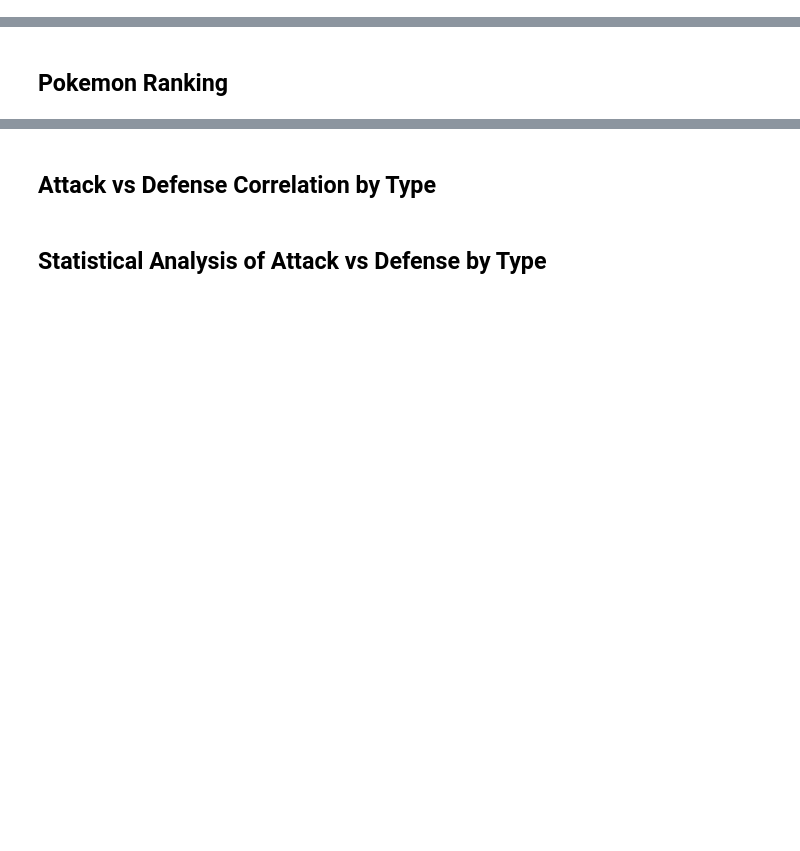
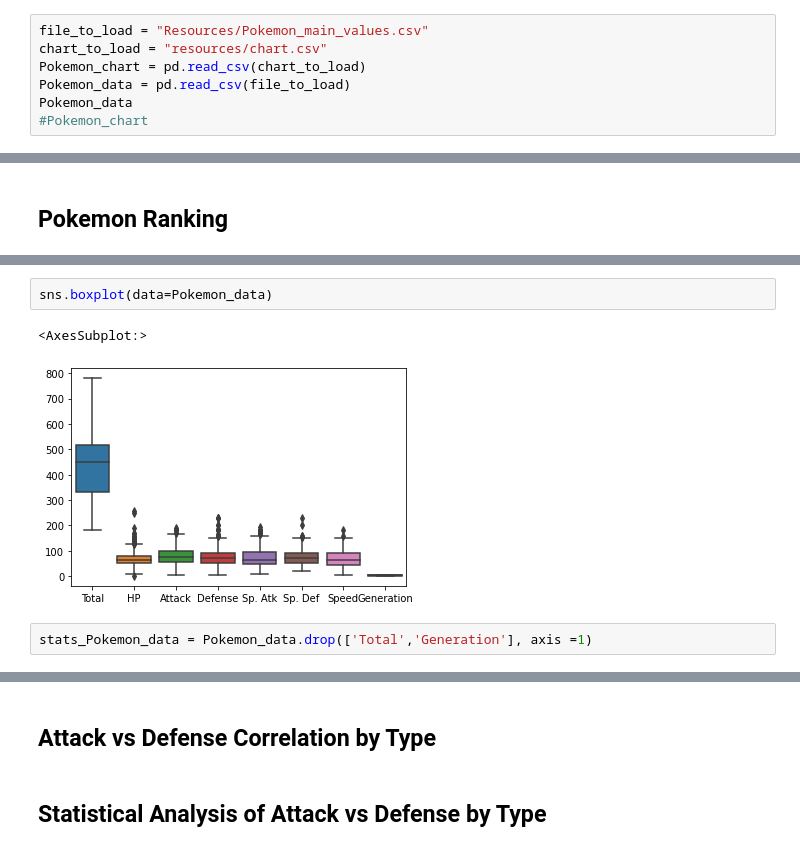
Before and after one commit to Heyitskochi/PokeAnalyzer, a Jupyter notebook: Main.ipynb, the cells around one changed output, grey strips where cells are left out. Drawn from its saved outputs; the diff is of its cells as text; blank space fills up the shorter version.

```diff
--- a/Main.ipynb
+++ b/Main.ipynb
@@ -1,2 +10,9 @@
 # %% [markdown]
 ## Import Data
+# %%
+file_to_load = "Resources/Pokemon_main_values.csv"
+chart_to_load = "resources/chart.csv"
+Pokemon_chart = pd.read_csv(chart_to_load)
+Pokemon_data = pd.read_csv(file_to_load)
+Pokemon_data
+#Pokemon_chart
@@ -10,0 +167,7 @@
+# %%
+sns.boxplot(data=Pokemon_data)
+# %% [output]
+<AxesSubplot:>
+[figure, added]
+# %%
+stats_Pokemon_data = Pokemon_data.drop(['Total','Generation'], axis =1)
```
Also changed, not shown: parts of 12 cells of this notebook.
